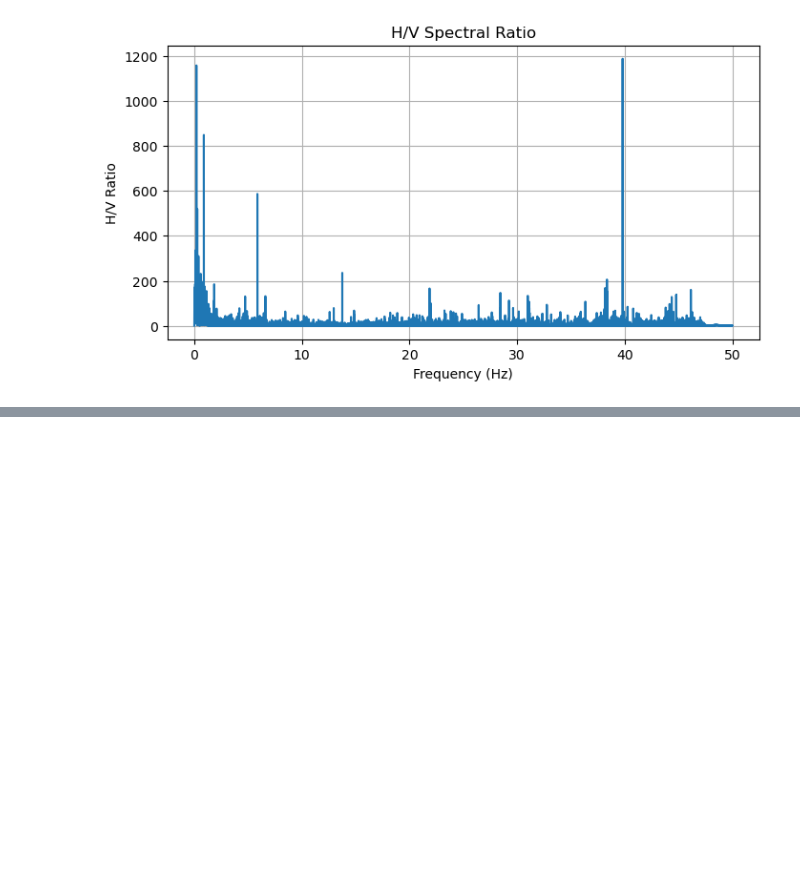
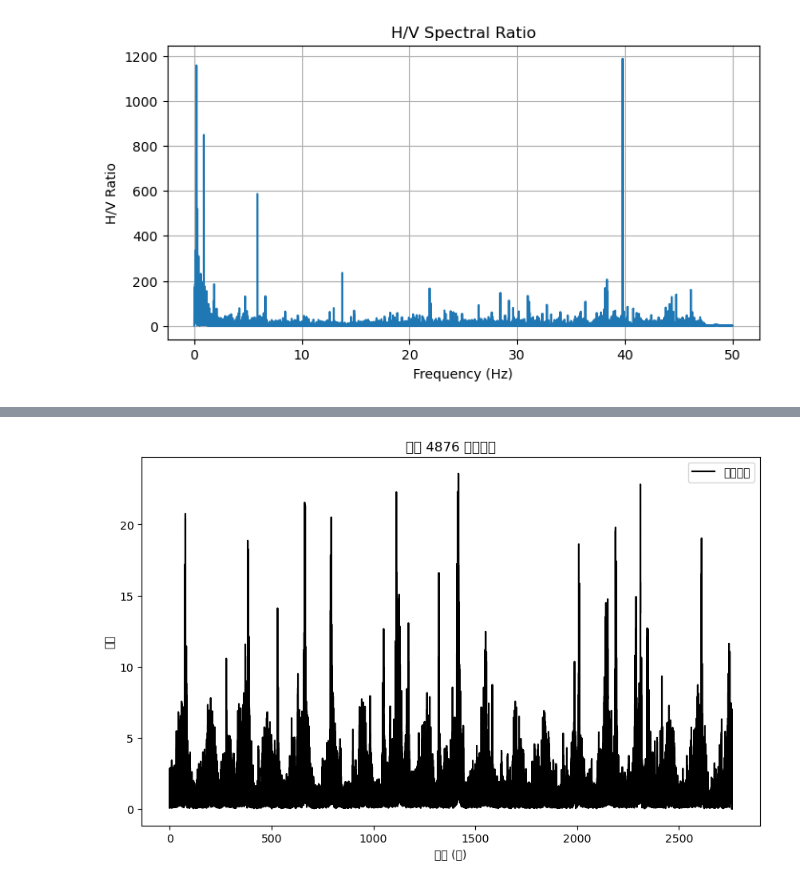
Before and after one commit to u11210013/Seismology, a Jupyter notebook: 0319.ipynb, the cells around one changed output, grey strips where cells are left out. Drawn from its saved outputs; the diff is of its cells as text; code cells hidden in the pictures; blank space fills up the shorter version.

```diff
--- a/0319.ipynb
+++ b/0319.ipynb
@@ -134,0 +173,37 @@ else:
+# %%
+import numpy as np
+import matplotlib.pyplot as plt
+from obspy import read
+
+# 讀取 SAC 檔案
+sac_folder = r"C:\Users\user\Downloads\sac"
+st = read(f"{sac_folder}\\*.sac")
+
+# 篩選出 4876 站的 EPE、EPN、EPZ 分量
+st_4876 = sorted([tr for tr in st if "4876" in tr.id], key=lambda x: x.id)
+
+# 檢查是否有三個分量
+if len(st_4876) != 3:
+    print("無法找到完整的 EPE、EPN、EPZ 三個分量！")
+else:
+    # 取得三個分量的資料
+    epe = st_4876[0].data
+    epn = st_4876[1].data
+    epz = st_4876[2].data
+
+    # 計算合成波形
+    composite_waveform = np.sqrt(epe**2 + epn**2 + epz**2)
+
+    # 時間軸（假設三個分量的時間相同）
+    time = st_4876[0].times()
+
+    # 繪圖
+    plt.figure(figsize=(10, 6))
+    plt.plot(time, composite_waveform, color="k", label="合成波形")
+    plt.xlabel("時間 (秒)")
+    plt.ylabel("振幅")
+    plt.title("站點 4876 合成波形")
+    plt.legend()
+    plt.show()
+# %% [output]
+[figure, added]
```
Also changed, not shown: parts of 5 cells of this notebook.
